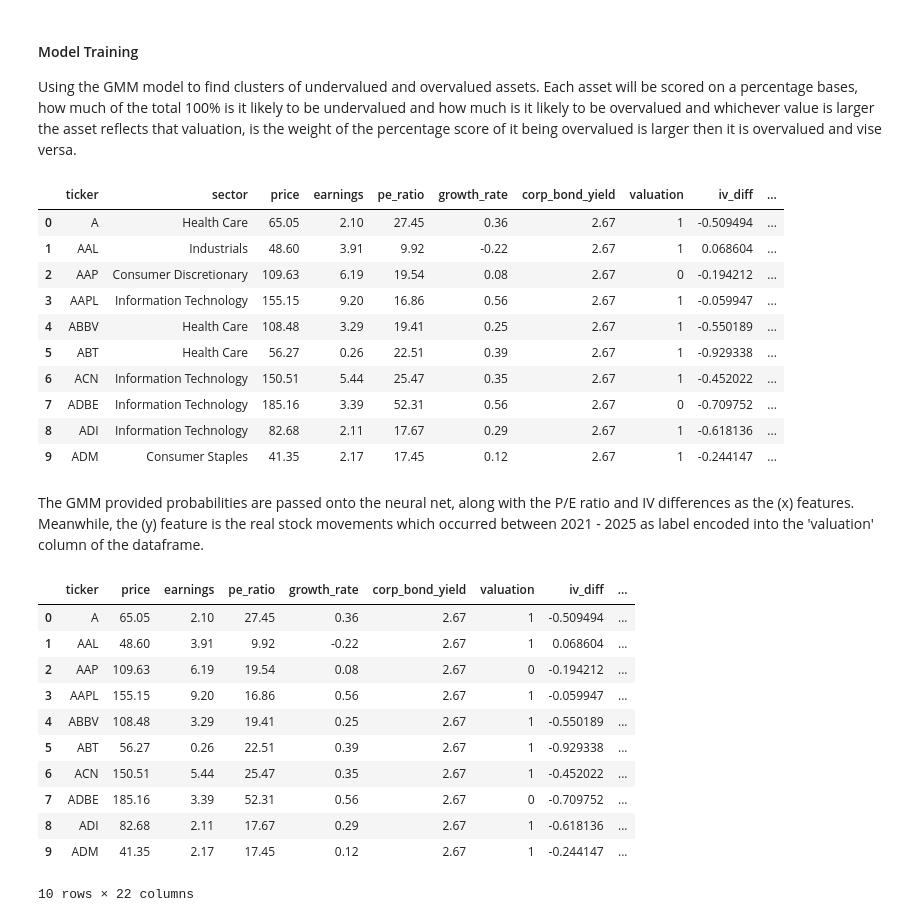
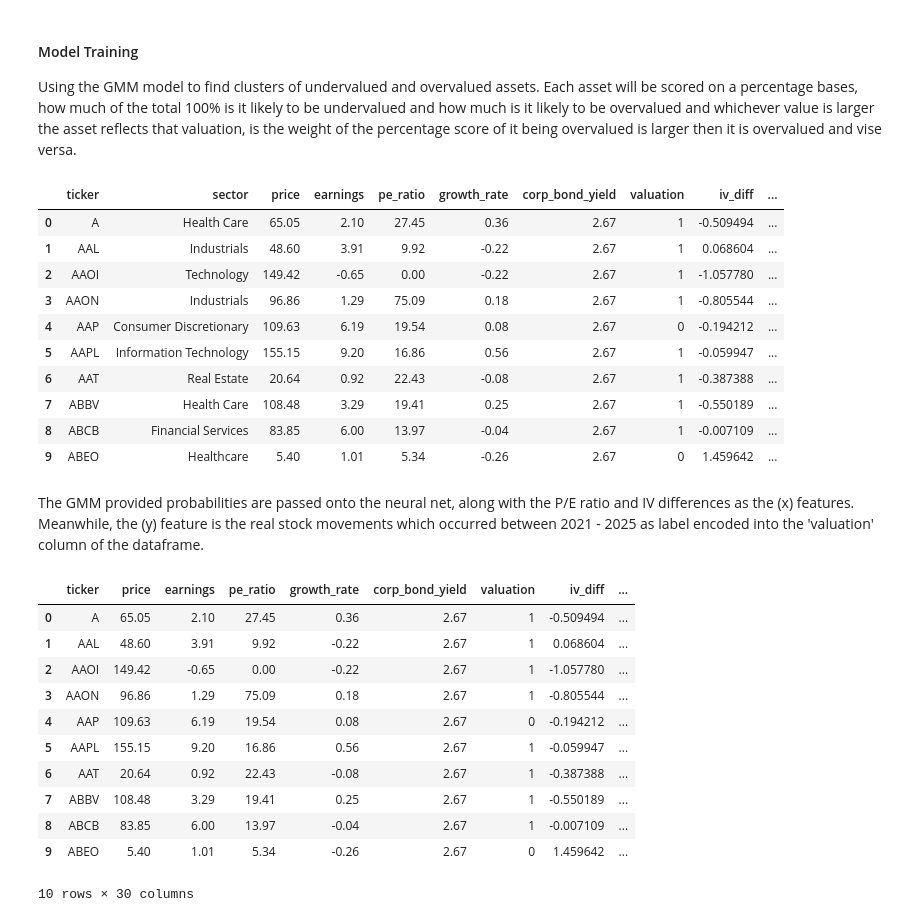
Before and after one commit to Nilrudra1999/quant-model-building-sandbox, a Jupyter notebook: intrinsic_value_analyzer/training.ipynb, the cells around one changed output. Cells and saved outputs as stored; diff of their text form; code cells hidden in the pictures.

Commit message:
re-training after new data was added

```diff
--- a/intrinsic_value_analyzer/training.ipynb
+++ b/intrinsic_value_analyzer/training.ipynb
@@ -45,8 +48,7 @@ def load_data():
 
 stocks_dataframe = load_data()
 stocks_dataframe['valuation'] = stocks_dataframe['valuation'].map({
-    'undervalued': 1,
-    'overvalued': 0
+    'undervalued': 1, 'overvalued': 0
 })
 display(stocks_dataframe.head(10))
 # %% [output]
@@ -68,10 +70,11 @@ This next step adds a new column to the stocks dataframe which introduces the ca
 # GMM is trained and produces patterns for cheap vs expensive stocks based on data from 2021
 # the neural net then sees the real labeled results based on data from 2021 - 2025 thus, learns to accept or veto GMM suggestions
 def calculate_iv(row):
+    if row['price'] <= 0 or row['corp_bond_yield'] <= 0 or np.isnan(row['price']):
+        return None
     iv = (row['earnings'] * (8.5 + 2 * row['growth_rate']) * 4.4) / row['corp_bond_yield']
     return (iv - row['price']) / row['price']
 
-
 stocks_dataframe['iv_diff'] = stocks_dataframe.apply(calculate_iv, axis=1)
 display(stocks_dataframe.head(10))
 # %% [output]
@@ -91,68 +94,59 @@ display(stocks_dataframe.head(10))
 
 Using the GMM model to find clusters of undervalued and overvalued assets. Each asset will be scored on a percentage bases, how much of the total 100% is it likely to be undervalued and how much is it likely to be overvalued and whichever value is larger the asset reflects that valuation, is the weight of the percentage score of it being overvalued is larger then it is overvalued and vise versa.
 # %%
-sector_gmm = {}
 stocks_dataframe['gmm_prob_undervalued'] = 0.0
 stocks_dataframe['gmm_prob_overvalued']  = 0.0
-# 1 for undervalued, 0 for overvalued
-stocks_dataframe['gmm_valuation'] = 0
-
 
 for sector in stocks_dataframe['sector'].unique():
     sector_mask = stocks_dataframe['sector'] == sector
-    sector_data = stocks_dataframe.loc[sector_mask, ['pe_ratio', 'iv_diff']]
-    if len(sector_data) < 2: # Skip sectors with too few samples to cluster
+    sector_data = stocks_dataframe.loc[sector_mask, ['pe_ratio', 'iv_diff']].dropna()
+    if len(sector_data) < 2:
         continue
-
     gmm = GaussianMixture(n_components=2, random_state=42)
     gmm.fit(sector_data)
-    sector_gmm[sector] = gmm
     probability = gmm.predict_proba(sector_data)
-    cluster_means = gmm.means_[:, 1]
-    undervalued_cluster_idx = np.argmax(cluster_means)
+    undervalued_cluster_idx = np.argmax(gmm.means_[:, 1])
     overvalued_cluster_idx = 1 - undervalued_cluster_idx
-    stocks_dataframe.loc[sector_mask, 'gmm_prob_undervalued'] = np.round(probability[:, undervalued_cluster_idx], 2)
-    stocks_dataframe.loc[sector_mask, 'gmm_prob_overvalued']  = np.round(probability[:, overvalued_cluster_idx], 2)
+    stocks_dataframe.loc[sector_data.index, 'gmm_prob_undervalued'] = np.round(probability[:, undervalued_cluster_idx], 2)
+    stocks_dataframe.loc[sector_data.index, 'gmm_prob_overvalued']  = np.round(probability[:, overvalued_cluster_idx], 2)
 
-
-stocks_dataframe['gmm_valuation'] = (
-    stocks_dataframe['gmm_prob_undervalued'] > stocks_dataframe['gmm_prob_overvalued']
-).astype(int)
 display(stocks_dataframe.head(10))
 # %% [output]
 |  | ticker | sector | price | earnings | pe_ratio | growth_rate | corp_bond_yield | valuation | iv_diff | ... |
 | 0 | A | Health Care | 65.05 | 2.10 | 27.45 | 0.36 | 2.67 | 1 | -0.509494 | ... |
 | 1 | AAL | Industrials | 48.60 | 3.91 | 9.92 | -0.22 | 2.67 | 1 | 0.068604 | ... |
-| 2 | AAP | Consumer Discretionary | 109.63 | 6.19 | 19.54 | 0.08 | 2.67 | 0 | -0.194212 | ... |
-| 3 | AAPL | Information Technology | 155.15 | 9.20 | 16.86 | 0.56 | 2.67 | 1 | -0.059947 | ... |
-| 4 | ABBV | Health Care | 108.48 | 3.29 | 19.41 | 0.25 | 2.67 | 1 | -0.550189 | ... |
-| 5 | ABT | Health Care | 56.27 | 0.26 | 22.51 | 0.39 | 2.67 | 1 | -0.929338 | ... |
-| 6 | ACN | Information Technology | 150.51 | 5.44 | 25.47 | 0.35 | 2.67 | 1 | -0.452022 | ... |
-| 7 | ADBE | Information Technology | 185.16 | 3.39 | 52.31 | 0.56 | 2.67 | 0 | -0.709752 | ... |
-| 8 | ADI | Information Technology | 82.68 | 2.11 | 17.67 | 0.29 | 2.67 | 1 | -0.618136 | ... |
-| 9 | ADM | Consumer Staples | 41.35 | 2.17 | 17.45 | 0.12 | 2.67 | 1 | -0.244147 | ... |
+| 2 | AAOI | Technology | 149.42 | -0.65 | 0.00 | -0.22 | 2.67 | 1 | -1.057780 | ... |
+| 3 | AAON | Industrials | 96.86 | 1.29 | 75.09 | 0.18 | 2.67 | 1 | -0.805544 | ... |
+| 4 | AAP | Consumer Discretionary | 109.63 | 6.19 | 19.54 | 0.08 | 2.67 | 0 | -0.194212 | ... |
+| 5 | AAPL | Information Technology | 155.15 | 9.20 | 16.86 | 0.56 | 2.67 | 1 | -0.059947 | ... |
+| 6 | AAT | Real Estate | 20.64 | 0.92 | 22.43 | -0.08 | 2.67 | 1 | -0.387388 | ... |
+| 7 | ABBV | Health Care | 108.48 | 3.29 | 19.41 | 0.25 | 2.67 | 1 | -0.550189 | ... |
+| 8 | ABCB | Financial Services | 83.85 | 6.00 | 13.97 | -0.04 | 2.67 | 1 | -0.007109 | ... |
+| 9 | ABEO | Healthcare | 5.40 | 1.01 | 5.34 | -0.26 | 2.67 | 0 | 1.459642 | ... |
 # %% [markdown]
 The GMM provided probabilities are passed onto the neural net, along with the P/E ratio and IV differences as the (x) features. Meanwhile, the (y) feature is the real stock movements which occurred between 2021 - 2025 as label encoded into the 'valuation' column of the dataframe.
 # %%
 features = [
-    'pe_ratio',
-    'iv_diff',
-    'gmm_prob_undervalued',
-    'gmm_prob_overvalued'
+    'pe_ratio', 'iv_diff', 'growth_rate',
+    'earnings', 'price', 'corp_bond_yield',
+    'gmm_prob_undervalued', 'gmm_prob_overvalued'
 ]
 df_final = pd.get_dummies(stocks_dataframe, columns=['sector'])
+sector_columns = [col for col in df_final.columns if col.startswith('sector_')]
+X_columns = features + sector_columns
+df_final = df_final.dropna(subset=X_columns + ['valuation'])
 display(df_final.head(10))
 # %% [output]
 |  | ticker | price | earnings | pe_ratio | growth_rate | corp_bond_yield | valuation | iv_diff | ... |
 | 0 | A | 65.05 | 2.10 | 27.45 | 0.36 | 2.67 | 1 | -0.509494 | ... |
 | 1 | AAL | 48.60 | 3.91 | 9.92 | -0.22 | 2.67 | 1 | 0.068604 | ... |
-| 2 | AAP | 109.63 | 6.19 | 19.54 | 0.08 | 2.67 | 0 | -0.194212 | ... |
-| 3 | AAPL | 155.15 | 9.20 | 16.86 | 0.56 | 2.67 | 1 | -0.059947 | ... |
-| 4 | ABBV | 108.48 | 3.29 | 19.41 | 0.25 | 2.67 | 1 | -0.550189 | ... |
-| 5 | ABT | 56.27 | 0.26 | 22.51 | 0.39 | 2.67 | 1 | -0.929338 | ... |
-| 6 | ACN | 150.51 | 5.44 | 25.47 | 0.35 | 2.67 | 1 | -0.452022 | ... |
-| 7 | ADBE | 185.16 | 3.39 | 52.31 | 0.56 | 2.67 | 0 | -0.709752 | ... |
-| 8 | ADI | 82.68 | 2.11 | 17.67 | 0.29 | 2.67 | 1 | -0.618136 | ... |
-| 9 | ADM | 41.35 | 2.17 | 17.45 | 0.12 | 2.67 | 1 | -0.244147 | ... |
+| 2 | AAOI | 149.42 | -0.65 | 0.00 | -0.22 | 2.67 | 1 | -1.057780 | ... |
+| 3 | AAON | 96.86 | 1.29 | 75.09 | 0.18 | 2.67 | 1 | -0.805544 | ... |
+| 4 | AAP | 109.63 | 6.19 | 19.54 | 0.08 | 2.67 | 0 | -0.194212 | ... |
+| 5 | AAPL | 155.15 | 9.20 | 16.86 | 0.56 | 2.67 | 1 | -0.059947 | ... |
+| 6 | AAT | 20.64 | 0.92 | 22.43 | -0.08 | 2.67 | 1 | -0.387388 | ... |
+| 7 | ABBV | 108.48 | 3.29 | 19.41 | 0.25 | 2.67 | 1 | -0.550189 | ... |
+| 8 | ABCB | 83.85 | 6.00 | 13.97 | -0.04 | 2.67 | 1 | -0.007109 | ... |
+| 9 | ABEO | 5.40 | 1.01 | 5.34 | -0.26 | 2.67 | 0 | 1.459642 | ... |
-10 rows × 22 columns
+10 rows × 30 columns
 # %%
```
Also changed, not shown: parts of 6 cells of this notebook.
